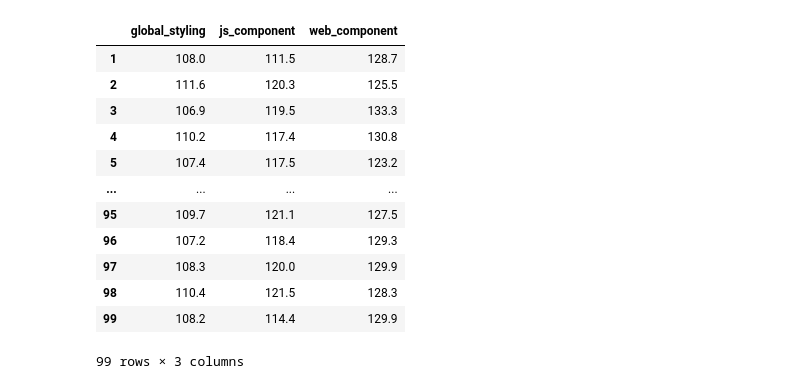
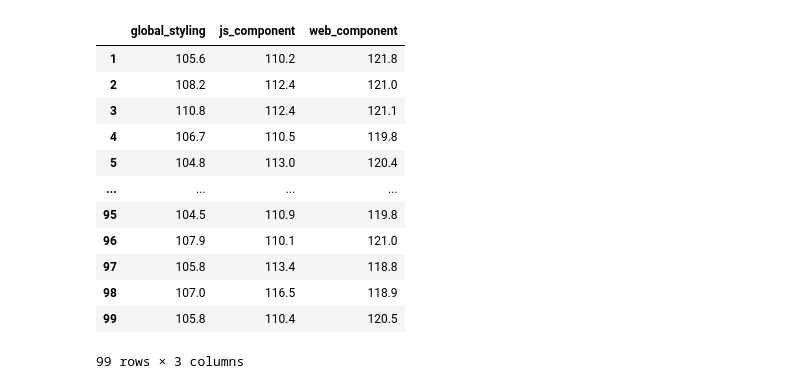
Before and after one commit to na018/web-components_research, a Jupyter notebook: 03_Performance-Test/Analysis.ipynb, the cells around one changed output. Saved outputs shown, nothing was run; the diff lists cells and outputs as text; code cells hidden in the pictures.

```diff
--- a/03_Performance-Test/Analysis.ipynb
+++ b/03_Performance-Test/Analysis.ipynb
@@ -17,15 +17,15 @@ tf.logging.set_verbosity(tf.logging.ERROR)
 pd.options.display.max_rows = 10
 pd.options.display.float_format = '{:.1f}'.format
 # %%
-global_styling_dataframe = pd.read_json("00-global-styling/BodyRendering.json")
-js_component_dataframe = pd.read_json("01-js-component/BodyRendering.json")
-web_component_dataframe = pd.read_json("02-webcomponent/BodyRendering.json")
-angular_dataframe = pd.read_json("03-angular/BodyRendering.json")
-polymer_dataframe = pd.read_json("04-polymer/BodyRendering.json")
-vue_dataframe = pd.read_json("05-vue/BodyRendering.json")
-angular_plain_dataframe = pd.read_json("03-angular/plain/BodyRendering.json")
-polymer_plain_dataframe = pd.read_json("04-polymer/plain/BodyRendering.json")
-vue_plain_dataframe = pd.read_json("05-vue/plain/BodyRendering.json")
+global_styling_dataframe = pd.read_json("performance_test_result/00_progress-bar/00-global-styling/BodyRendering.json")
+js_component_dataframe = pd.read_json("performance_test_result/00_progress-bar/01-js-component/BodyRendering.json")
+web_component_dataframe = pd.read_json("performance_test_result/00_progress-bar/02-webcomponent/BodyRendering.json")
+angular_dataframe = pd.read_json("performance_test_result/00_progress-bar/03-angular/BodyRendering.json")
+polymer_dataframe = pd.read_json("performance_test_result/00_progress-bar/04-polymer/BodyRendering.json")
+vue_dataframe = pd.read_json("performance_test_result/00_progress-bar/05-vue/BodyRendering.json")
+angular_plain_dataframe = pd.read_json("performance_test_result/00_progress-bar/03-angular/BodyRendering.json")
+polymer_plain_dataframe = pd.read_json("performance_test_result/00_progress-bar/04-polymer/BodyRendering.json")
+vue_plain_dataframe = pd.read_json("performance_test_result/00_progress-bar/05-vue/BodyRendering.json")
 
 frames = [global_styling_dataframe,
           js_component_dataframe,
@@ -34,44 +34,44 @@ performance_columns = ['global_styling', 'js_component', 'web_component']
 
 frames_frameworks = [angular_dataframe,
                      polymer_dataframe,
                      vue_dataframe]
 performance_columns_frameworks = ['angular', 'polymer', 'vue']
 
 frames_frameworks_plain = [angular_plain_dataframe,
                            polymer_plain_dataframe,
                            vue_plain_dataframe]
 performance_columns_frameworks_plain = ['angular_plain', 'polymer_plain', 'vue_plain']
 
 performance_dataframe = pd.concat(frames, axis=1, sort=False)
 performance_dataframe.columns = performance_columns
 performance_dataframe = performance_dataframe.tail(-1)
 
 performance_dataframe_frameworks_only = pd.concat(frames_frameworks + frames_frameworks_plain, axis=1, sort=False)
 performance_dataframe_frameworks_only.columns = performance_columns_frameworks + performance_columns_frameworks_plain
 performance_dataframe_frameworks_only = performance_dataframe_frameworks_only.tail(-1)
 
 performance_dataframe_frameworks = pd.concat(frames + frames_frameworks, axis=1, sort=False)
 performance_dataframe_frameworks.columns = performance_columns + performance_columns_frameworks
 performance_dataframe_frameworks = performance_dataframe_frameworks.tail(-1)
 
 performance_dataframe_plain = pd.concat(frames + frames_frameworks_plain, axis=1, sort=False)
 performance_dataframe_plain.columns = performance_columns + performance_columns_frameworks_plain
 performance_dataframe_plain = performance_dataframe_plain.tail(-1)
 
 performance_dataframe
 # %% [output]
 |  | global_styling | js_component | web_component |
-| 1 | 108.0 | 111.5 | 128.7 |
-| 2 | 111.6 | 120.3 | 125.5 |
-| 3 | 106.9 | 119.5 | 133.3 |
-| 4 | 110.2 | 117.4 | 130.8 |
-| 5 | 107.4 | 117.5 | 123.2 |
+| 1 | 105.6 | 110.2 | 121.8 |
+| 2 | 108.2 | 112.4 | 121.0 |
+| 3 | 110.8 | 112.4 | 121.1 |
+| 4 | 106.7 | 110.5 | 119.8 |
+| 5 | 104.8 | 113.0 | 120.4 |
 | ... | ... | ... | ... |
-| 95 | 109.7 | 121.1 | 127.5 |
-| 96 | 107.2 | 118.4 | 129.3 |
-| 97 | 108.3 | 120.0 | 129.9 |
-| 98 | 110.4 | 121.5 | 128.3 |
-| 99 | 108.2 | 114.4 | 129.9 |
+| 95 | 104.5 | 110.9 | 119.8 |
+| 96 | 107.9 | 110.1 | 121.0 |
+| 97 | 105.8 | 113.4 | 118.8 |
+| 98 | 107.0 | 116.5 | 118.9 |
+| 99 | 105.8 | 110.4 | 120.5 |
 99 rows × 3 columns
 # %%
 f = plt.figure()
```
Also changed, not shown: parts of 3 cells of this notebook, 23 other files.
